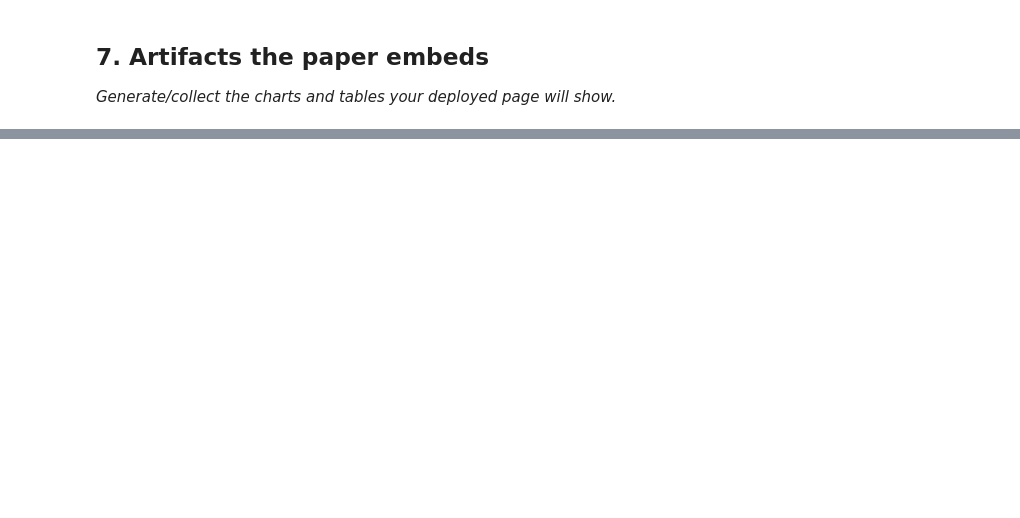
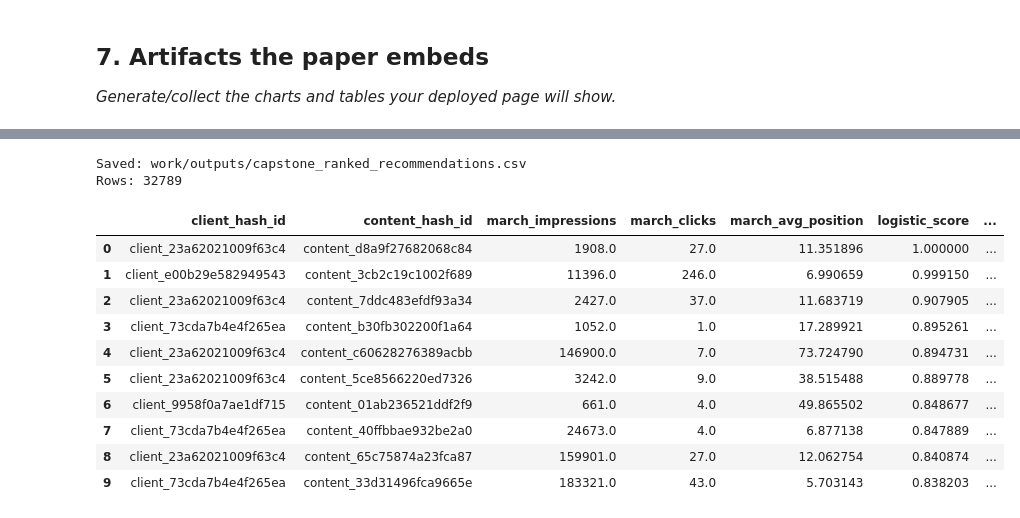
Before and after one commit to OmarAyman2005/flyrank-ml-internship, a Jupyter notebook: work/notebooks/capstone.ipynb, the cells around one changed output, grey strips where cells are left out. Cells and saved outputs as stored; diff of their text form; code cells hidden in the pictures; blank space fills up the shorter version.

```diff
--- a/work/notebooks/capstone.ipynb
+++ b/work/notebooks/capstone.ipynb
@@ -36,0 +1154,23 @@ This skeleton is yours to fill. Work the sections **in order** — each one has
+# %%
+recommendation_path = "work/outputs/capstone_ranked_recommendations.csv"
+
+recommendations.to_csv(recommendation_path, index=False)
+
+print("Saved:", recommendation_path)
+print("Rows:", len(recommendations))
+
+recommendations.head(10)
+# %% [output]
+Saved: work/outputs/capstone_ranked_recommendations.csv
+Rows: 32789
+|  | client_hash_id | content_hash_id | march_impressions | march_clicks | march_avg_position | logistic_score | ... |
+| 0 | client_23a62021009f63c4 | content_d8a9f27682068c84 | 1908.0 | 27.0 | 11.351896 | 1.000000 | ... |
+| 1 | client_e00b29e582949543 | content_3cb2c19c1002f689 | 11396.0 | 246.0 | 6.990659 | 0.999150 | ... |
+| 2 | client_23a62021009f63c4 | content_7ddc483efdf93a34 | 2427.0 | 37.0 | 11.683719 | 0.907905 | ... |
+| 3 | client_73cda7b4e4f265ea | content_b30fb302200f1a64 | 1052.0 | 1.0 | 17.289921 | 0.895261 | ... |
+| 4 | client_23a62021009f63c4 | content_c60628276389acbb | 146900.0 | 7.0 | 73.724790 | 0.894731 | ... |
+| 5 | client_23a62021009f63c4 | content_5ce8566220ed7326 | 3242.0 | 9.0 | 38.515488 | 0.889778 | ... |
+| 6 | client_9958f0a7ae1df715 | content_01ab236521ddf2f9 | 661.0 | 4.0 | 49.865502 | 0.848677 | ... |
+| 7 | client_73cda7b4e4f265ea | content_40ffbbae932be2a0 | 24673.0 | 4.0 | 6.877138 | 0.847889 | ... |
+| 8 | client_23a62021009f63c4 | content_65c75874a23fca87 | 159901.0 | 27.0 | 12.062754 | 0.840874 | ... |
+| 9 | client_73cda7b4e4f265ea | content_33d31496fca9665e | 183321.0 | 43.0 | 5.703143 | 0.838203 | ... |
```
Also changed, not shown: parts of 26 cells of this notebook.
